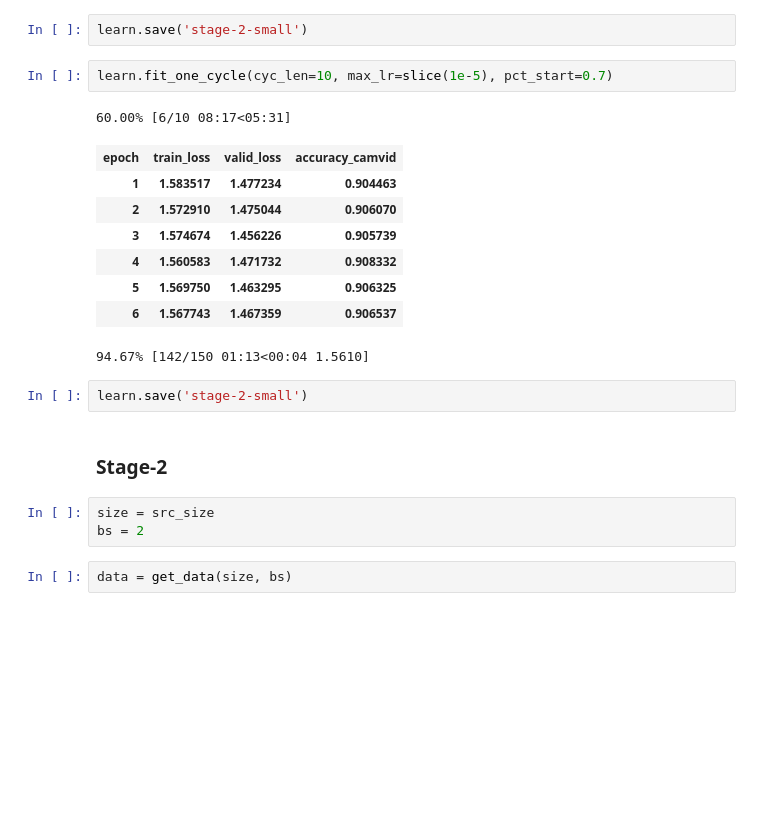
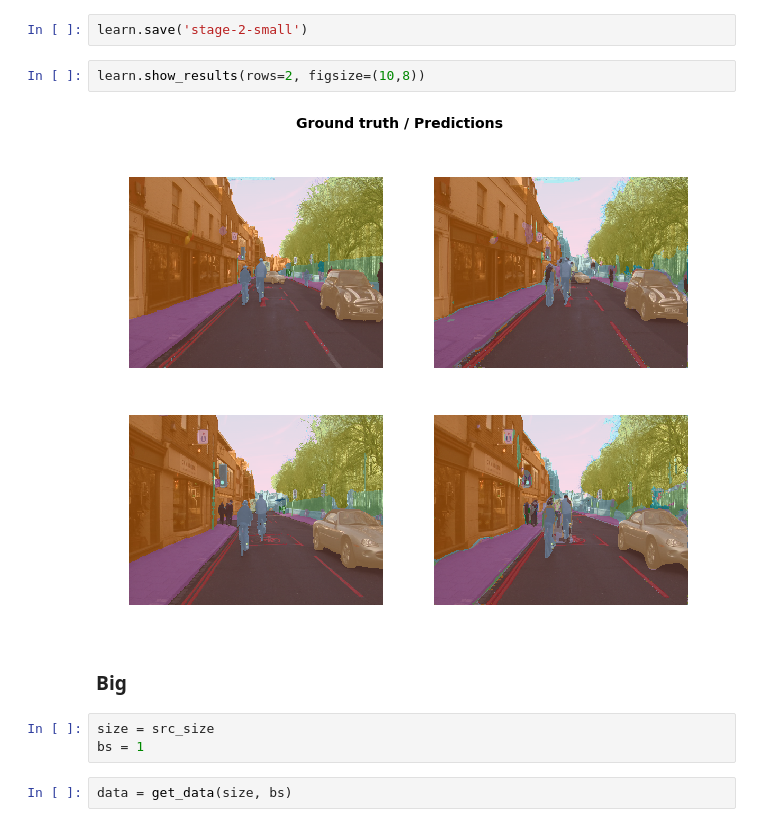
Before and after one commit to rawatpremsingh999/Semantic-Segmentation, a Jupyter notebook: Camvid segmentation.ipynb, the cells around one changed output. Drawn from its saved outputs; the diff is of its cells as text; blank space fills up the shorter version.

```diff
--- a/Camvid segmentation.ipynb
+++ b/Camvid segmentation.ipynb
@@ -230,25 +230,15 @@ Total time: 20:42
 | 15 | 1.571276 | 1.463074 | 0.905820 |
 # %%
 learn.save('stage-2-small')
-# %%
-learn.fit_one_cycle(cyc_len=10, max_lr=slice(1e-5), pct_start=0.7)
-# %% [output]
-60.00% [6/10 08:17<05:31]
-| epoch | train_loss | valid_loss | accuracy_camvid |
-| 1 | 1.583517 | 1.477234 | 0.904463 |
-| 2 | 1.572910 | 1.475044 | 0.906070 |
-| 3 | 1.574674 | 1.456226 | 0.905739 |
-| 4 | 1.560583 | 1.471732 | 0.908332 |
-| 5 | 1.569750 | 1.463295 | 0.906325 |
-| 6 | 1.567743 | 1.467359 | 0.906537 |
-94.67% [142/150 01:13<00:04 1.5610]
-# %%
-learn.save('stage-2-small')
-# %% [markdown]
-### Stage-2
+# %%
+learn.show_results(rows=2, figsize=(10,8))
+# %% [output]
+[figure, added]
+# %% [markdown]
+### Big
 # %%
 size = src_size
-bs = 2
+bs = 1
 # %%
 data = get_data(size, bs)
 # %%
```
Also changed, not shown: parts of 5 cells of this notebook.
